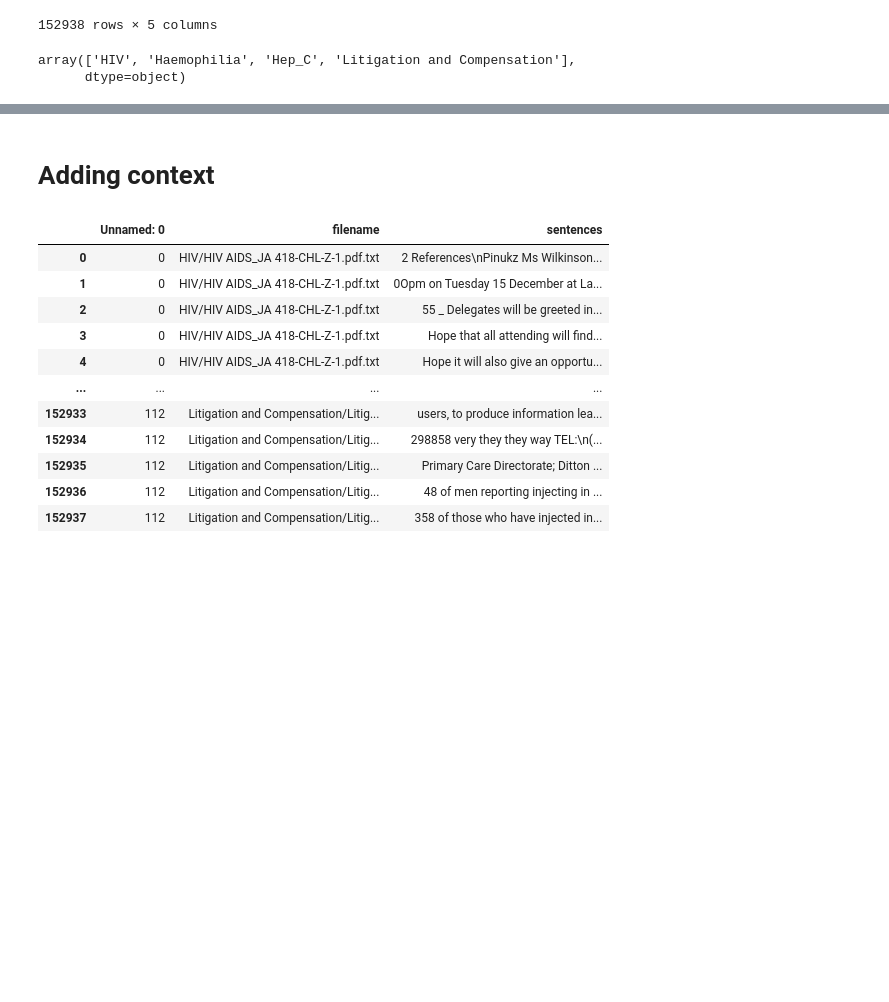
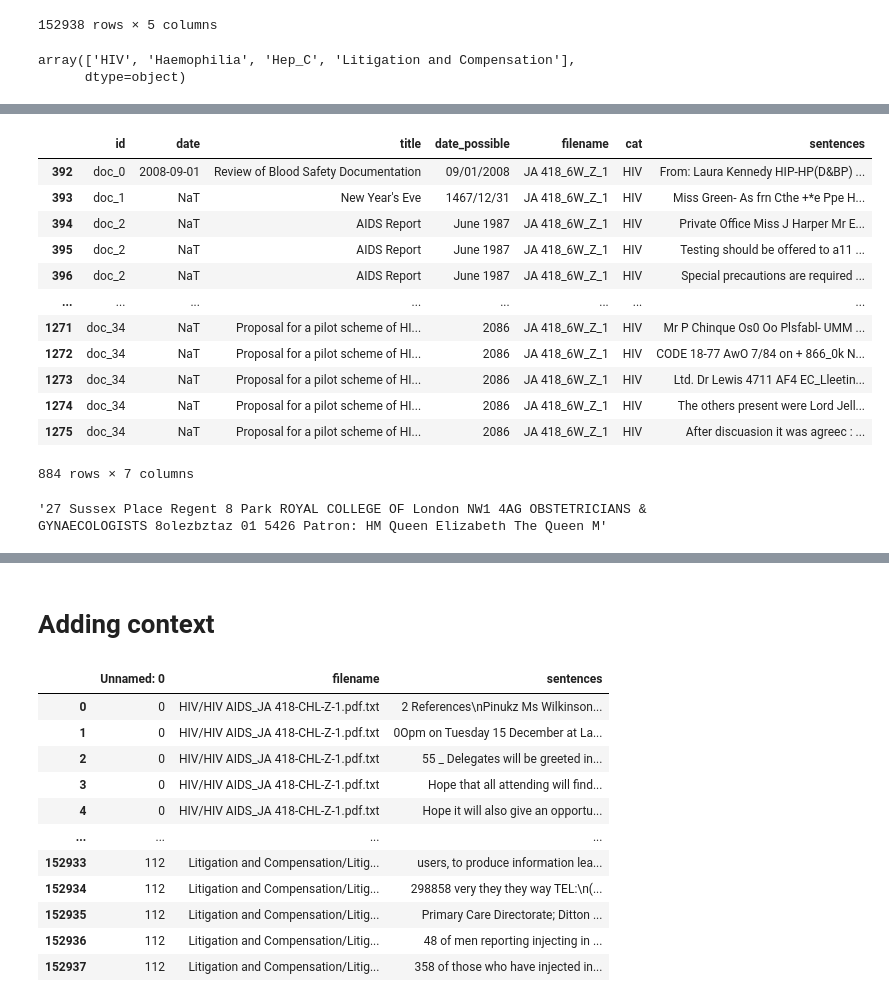
Before and after one commit to pnadelofficial/taylor_simple_search, a Jupyter notebook: testing.ipynb, the cells around one changed output, grey strips where cells are left out. Drawn from its saved outputs; the diff is of its cells as text; code cells hidden in the pictures; blank space fills up the shorter version.

```diff
--- a/testing.ipynb
+++ b/testing.ipynb
@@ -406,0 +472,25 @@ with ix.searcher() as searcher:
+# %%
+nat = nat.dropna(subset='sentences').reset_index(drop=True)
+# %%
+_dict = {'Litigation and Compensation': 'Litigation and Compensation', 'Haemophilia':'Haemophilia', 'HIV AIDS': 'HIV', 'Hep_C': 'Hep C', 'Hep C':'Hep C'}
+nat['cat'] = nat.cat.apply(lambda x: _dict[x])
+# %%
+nat.loc[nat.filename.str.contains("JA 418_6W_Z_1")]
+# %% [output]
+|  | id | date | title | date_possible | filename | cat | sentences |
+| 392 | doc_0 | 2008-09-01 | Review of Blood Safety Documentation | 09/01/2008 | JA 418_6W_Z_1 | HIV | From: Laura Kennedy HIP-HP(D&BP) ... |
+| 393 | doc_1 | NaT | New Year's Eve | 1467/12/31 | JA 418_6W_Z_1 | HIV | Miss Green- As frn Cthe +*e Ppe H... |
+| 394 | doc_2 | NaT | AIDS Report | June 1987 | JA 418_6W_Z_1 | HIV | Private Office Miss J Harper Mr E... |
+| 395 | doc_2 | NaT | AIDS Report | June 1987 | JA 418_6W_Z_1 | HIV | Testing should be offered to a11 ... |
+| 396 | doc_2 | NaT | AIDS Report | June 1987 | JA 418_6W_Z_1 | HIV | Special precautions are required ... |
+| ... | ... | ... | ... | ... | ... | ... | ... |
+| 1271 | doc_34 | NaT | Proposal for a pilot scheme of HI... | 2086 | JA 418_6W_Z_1 | HIV | Mr P Chinque Os0 Oo Plsfabl- UMM ... |
+| 1272 | doc_34 | NaT | Proposal for a pilot scheme of HI... | 2086 | JA 418_6W_Z_1 | HIV | CODE 18-77 AwO 7/84 on + 866_0k N... |
+| 1273 | doc_34 | NaT | Proposal for a pilot scheme of HI... | 2086 | JA 418_6W_Z_1 | HIV | Ltd. Dr Lewis 4711 AF4 EC_Lleetin... |
+| 1274 | doc_34 | NaT | Proposal for a pilot scheme of HI... | 2086 | JA 418_6W_Z_1 | HIV | The others present were Lord Jell... |
+| 1275 | doc_34 | NaT | Proposal for a pilot scheme of HI... | 2086 | JA 418_6W_Z_1 | HIV | After discuasion it was agreec : ... |
+884 rows × 7 columns
+# %%
+nat.loc[(nat.filename.str.contains("JA 418_6W_Z_1")) & (nat.id == 'doc_30')].iloc[0].sentences[:150]
+# %% [output]
+'27 Sussex Place Regent 8 Park ROYAL COLLEGE OF London NW1 4AG OBSTETRICIANS & GYNAECOLOGISTS 8olezbztaz 01 5426 Patron: HM Queen Elizabeth The Queen M'
```
Also changed, not shown: parts of 19 cells of this notebook, 3 other files.
